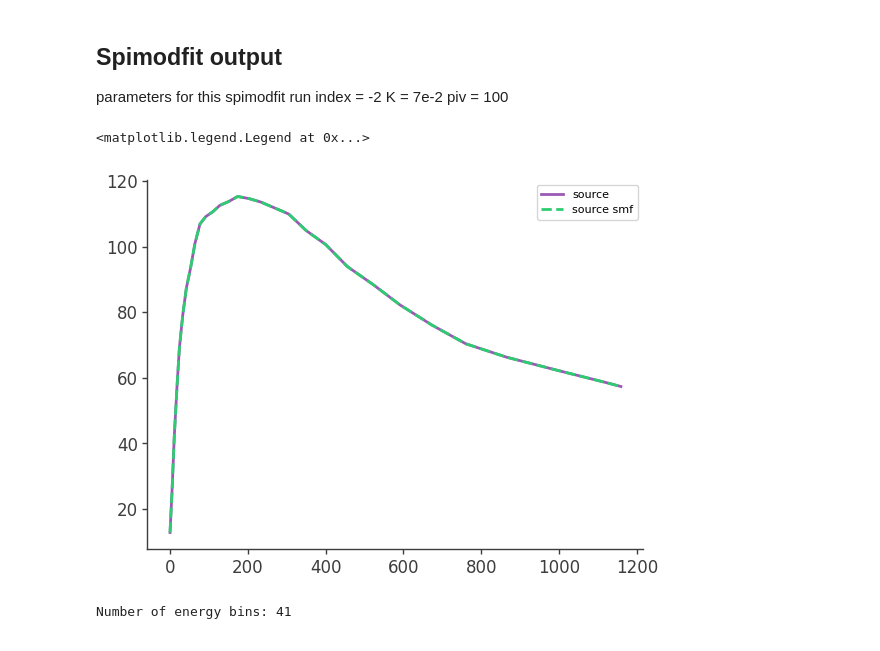
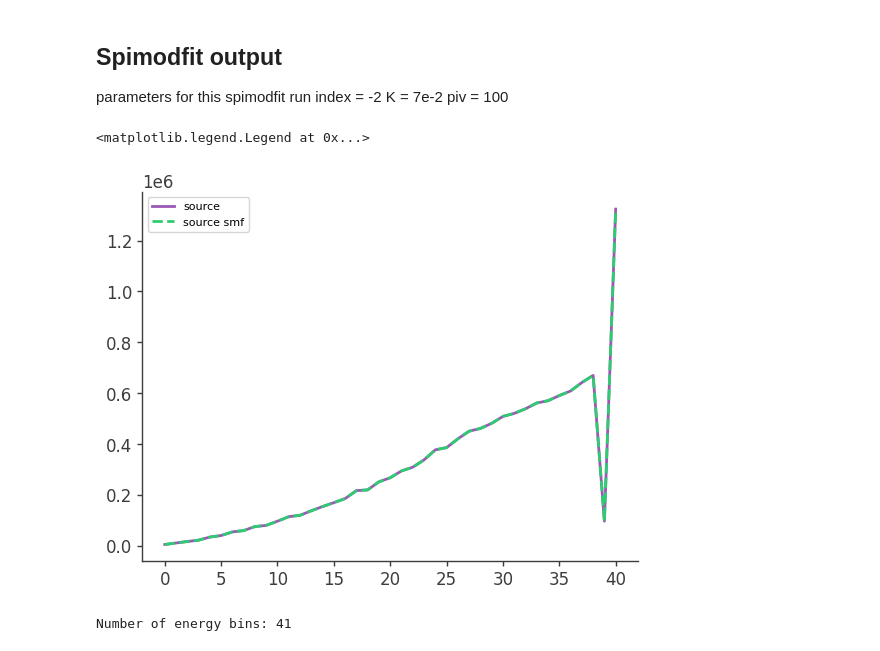
Before and after one commit to timmguthle/INTEGRAL-SPI, a Jupyter notebook: main_files/smf_simulations/compare_expected_counts.ipynb, the cells around one changed output. Drawn from its saved outputs; the diff is of its cells as text; code cells hidden in the pictures.

```diff
--- a/main_files/smf_simulations/compare_expected_counts.ipynb
+++ b/main_files/smf_simulations/compare_expected_counts.ipynb
@@ -38,6 +60,7 @@ piv = 100
 # take a look at the response of spimodfit
 spimodfit_path_1160 = "/home/tguethle/cookbook/SPI_cookbook/examples/automated_Crab/fit_Crab_bright_100_small_bins/"
 spimodfit_path_41 = "/home/tguethle/cookbook/SPI_cookbook/examples/automated_Crab/fit_Crab_374_center_test/"
+spimodfit_41_default = "/home/tguethle/Documents/spi/Master_Thesis/main_files/smf_simulations/"
 spimodfit_path_bright = "/home/tguethle/cookbook/SPI_cookbook/examples/automated_Crab/fit_Crab_normal_small_bins_2/"
 
 response_name = "convolved_sky_images.fits"
@@ -55,6 +78,11 @@ with fits.open(spimodfit_path_bright + response_name) as hdul:
     t3 = Table(hdul[2].data)
 counts_bright = t3["COUNTS"]
 
+with fits.open(spimodfit_41_default + response_name) as hdul:
+    # t = Table(hdul[2].data)
+    header = hdul[2].header
+    t4 = Table(hdul[2].data)
+counts_new_params = t4["COUNTS"]
 
 with fits.open(spimodfit_path_1160 + response_name) as hdul:
     t = Table(hdul[2].data)
@@ -67,21 +95,25 @@ err_1160 = np.array(t2["STAT_ERR"])
 
 spimodfit_counts_41, spimodfit_counts_1160 = np.array(counts_41), np.array(counts_1160)
 spimodfit_counts_bright = np.array(counts_bright)
+spimodfit_counts_new_params = np.array(counts_new_params)
 # %%
 i = np.random.randint(0, spimodfit_counts_1160.shape[0]//19)
 d = np.random.randint(0, 19)
 # plt.plot(np_source_counts[19*i+d], label="source")
 # plt.plot(energy_bins[1:], source_counts[85*i:(85*i)+19].sum(axis=0) / e_bounds_width, label="source")
 
 spimodfit_counts_41.shape
 
-plt.plot(spimodfit_counts_bright[19*i+d], label="source")
-plt.plot(spimodfit_counts_1160[19*i+d], label="source smf", linestyle="--")
+# plt.plot(spimodfit_counts_bright[19*i+d], label="source")
+# plt.plot(spimodfit_counts_1160[19*i+d], label="source smf", linestyle="--")
+
+plt.plot(spimodfit_counts_41[19*i+d], label="source")
+plt.plot(spimodfit_counts_new_params[19*i+d]*100, label="source smf", linestyle="--")
 
 plt.legend()
 # %% [output]
 <matplotlib.legend.Legend at 0x...>
-[figure, old version]
+[figure, new version]
 # %%
 # take a look at the response of spimodfit
 spimodfit_path_1160 = "/home/tguethle/cookbook/SPI_cookbook/examples/automated_Crab/fit_Crab_bright_100_small_bins/"
```
Also changed, not shown: parts of 1 cell of this notebook, 2 other files.
